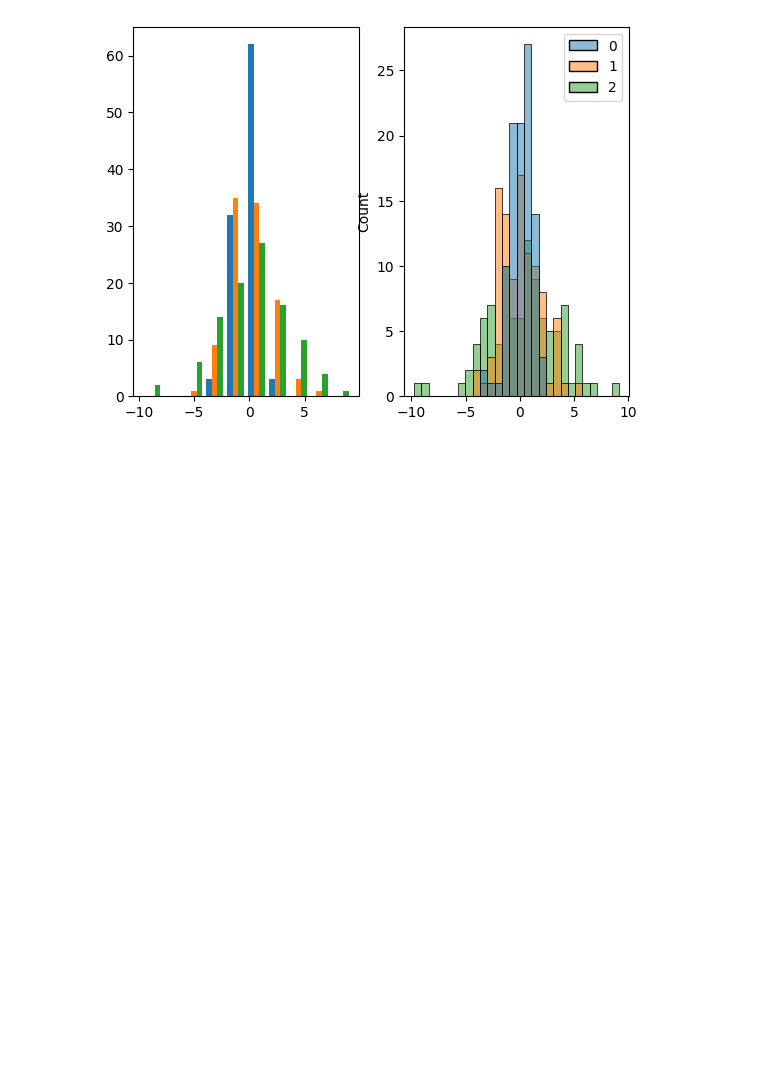
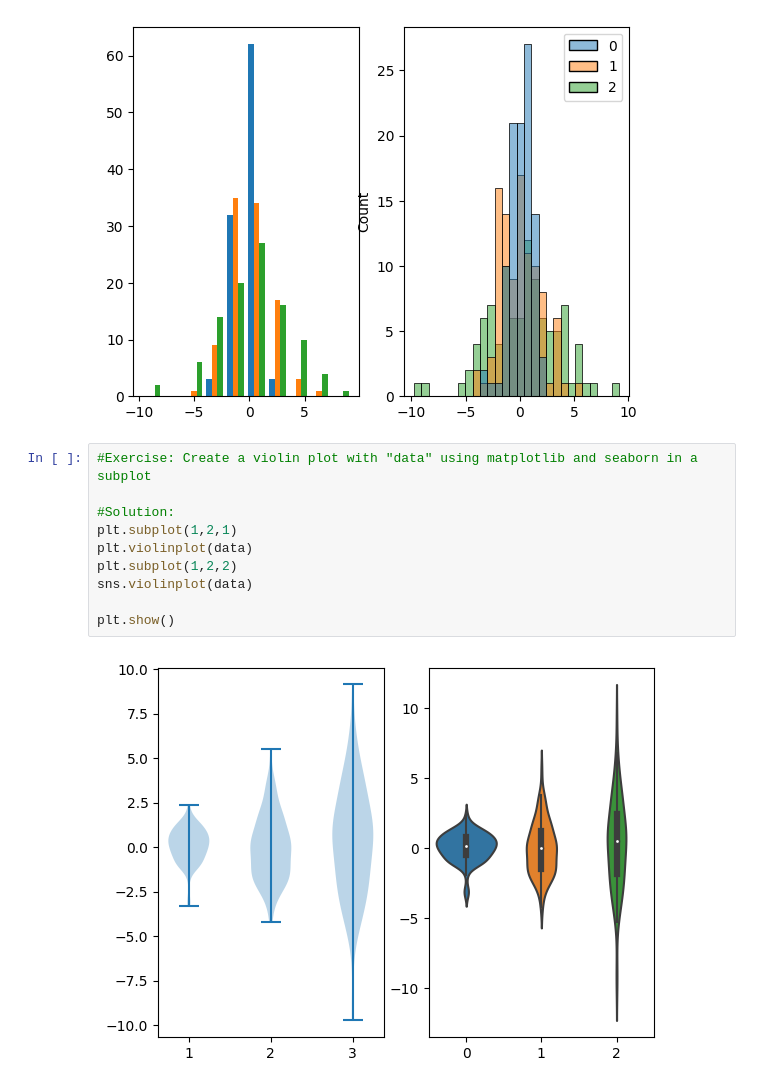
Before and after one commit to UVaBME/BME_JumpStart_Drafts, a Jupyter notebook: Day 2/Lesson-2-Intro-Data-Visualization.ipynb, the cells around one changed output. Drawn from its saved outputs; the diff is of its cells as text; blank space fills up the shorter version.

```diff
--- a/Day 2/Lesson-2-Intro-Data-Visualization.ipynb
+++ b/Day 2/Lesson-2-Intro-Data-Visualization.ipynb
@@ -128,3 +149,15 @@ sns.histplot(data)
 plt.show()
 # %% [output]
 [figure]
+# %%
+#Exercise: Create a violin plot with "data" using matplotlib and seaborn in a subplot
+
+#Solution:
+plt.subplot(1,2,1)
+plt.violinplot(data)
+plt.subplot(1,2,2)
+sns.violinplot(data)
+
+plt.show()
+# %% [output]
+[figure, added]
```
Also changed, not shown: parts of 13 cells of this notebook.
